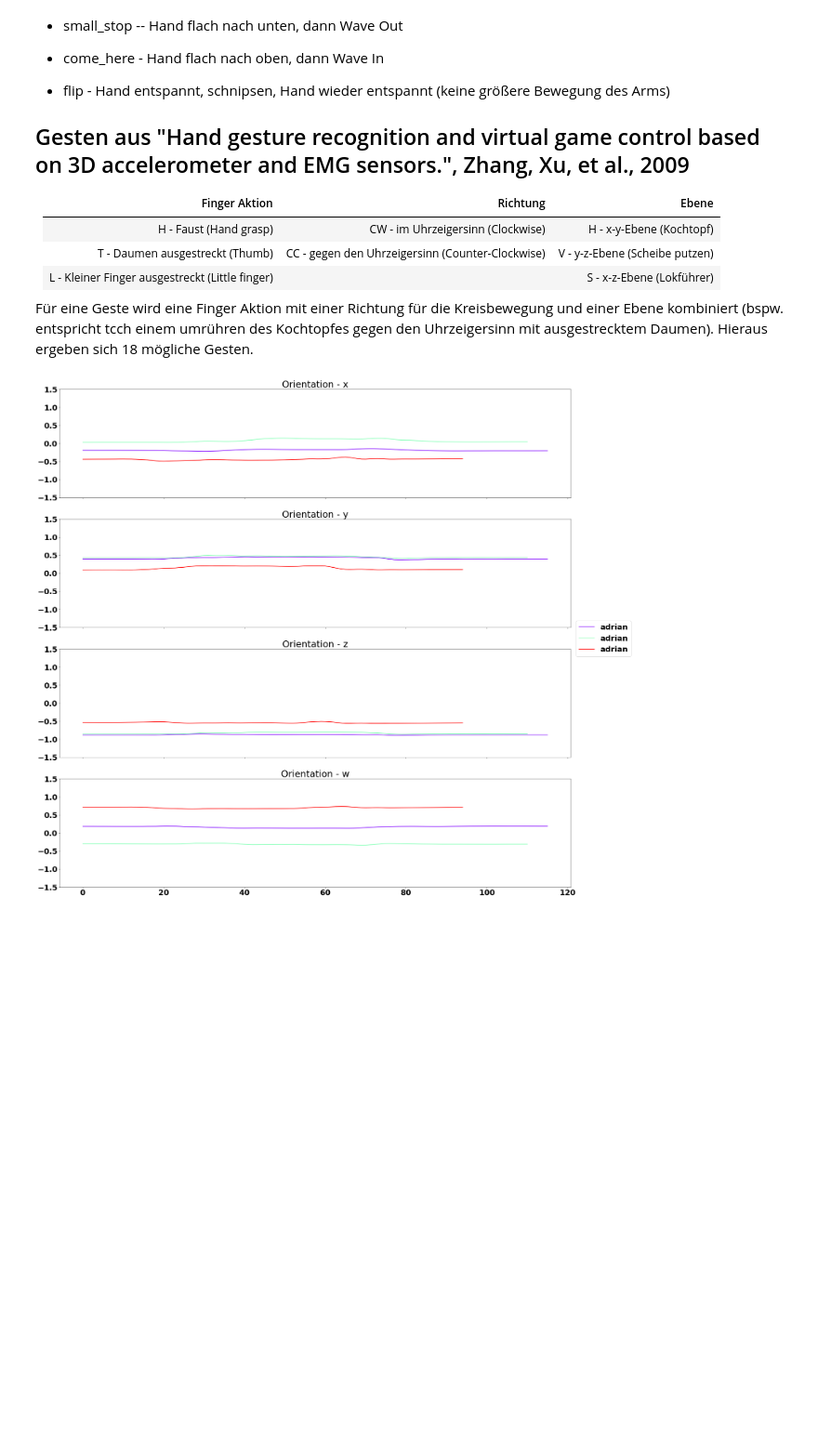
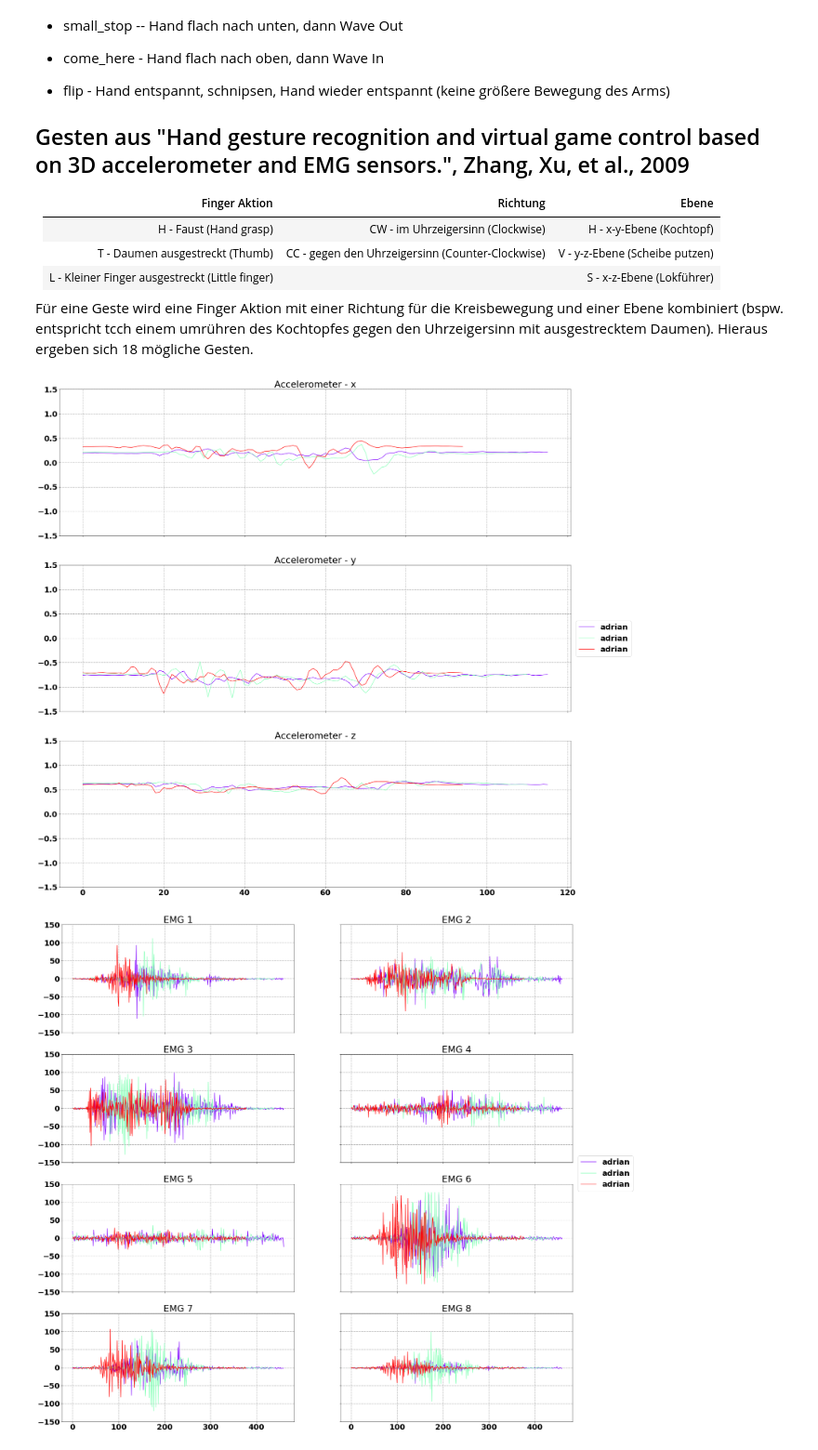
Before and after one commit to Adrian-Steinert/Myo-GestureRecognition, a Jupyter notebook: Code/Notebooks/gesture_comparison.ipynb, the cells around one changed output. Shown at 93% size. Cells and saved outputs as stored; diff of their text form; code cells hidden in the pictures; blank space fills up the shorter version.

Commit message:
Implemented parametertests and CLI tool for gesture classification

```diff
--- a/Code/Notebooks/gesture_comparison.ipynb
+++ b/Code/Notebooks/gesture_comparison.ipynb
@@ -42,34 +42,17 @@ Jede Geste wurde so durchgeführt, dass sie in der selben Haltung endet in, in d
 |L - Kleiner Finger ausgestreckt (Little finger)|                                                |S - x-z-Ebene (Lokführer)|
 
 Für eine Geste wird eine Finger Aktion mit einer Richtung für die Kreisbewegung und einer Ebene kombiniert (bspw. entspricht tcch einem umrühren des Kochtopfes gegen den Uhrzeigersinn mit ausgestrecktem Daumen). Hieraus ergeben sich 18 mögliche Gesten.
-# %%
-# the string should look like this:
-# 'user/gesture_name/pickle_file'
-#
-# you can also use wild cards (*) to print multiple gestures in the same plots e.g.:
-# 'user/gesture_name/*' #plot all recordings of gesture_name for user
-
-#gesture_string = 'ruben/small_stop/*'
-
-
-####### Do not change below here #######
-
-#gestures = load_gestures(glob('../Data/converted/' + gesture_string))
-gestures = load_gestures(glob('../Data/converted/adrian/small_stop/*'))
-#gestures += load_gestures(glob('../Data/converted/adrian/big_stop/*'))
-gestures += load_gestures(glob('../Data/converted/adrian/come_up/*'))
-#all_print(gestures)
-all_data = load_gestures(glob('../Data/converted/adrian/come_here/*'))
-#all_data += load_gestures(glob('../Data/converted/c*/big_stop/*'))
-#all_data += load_gestures(glob('../Data/converted/f*/big_stop/*'))
-#all_data += load_gestures(glob('../Data/converted/k*/big_stop/*'))
-#all_data += load_gestures(glob('../Data/converted/l*/big_stop/*'))
-#all_data += load_gestures(glob('../Data/converted/m*/big_stop/*'))
-#all_data += load_gestures(glob('../Data/converted/n*/big_stop/*'))
-#all_data += load_gestures(glob('../Data/converted/o*/big_stop/*'))
-#all_data += load_gestures(glob('../Data/converted/p*/big_stop/*'))
-#all_data += load_gestures(glob('../Data/converted/r*/big_stop/*'))
-#all_data += load_gestures(glob('../Data/converted/s*/big_stop/*'))
-orientation_print(all_data)
-# %% [output]
-[figure, removed]
+# %%
+# the string should look like this:
+# 'user/gesture_name/pickle_file'
+#
+# you can also use wild cards (*) to print multiple gestures in the same plots e.g.:
+# 'user/gesture_name/*' #plot all recordings of gesture_name for user
+
+gesture_string = 'adrian/come_here/*'
+
+gestures = load_gestures(glob('../Data/converted/' + gesture_string))
+all_print(gestures)
+# %% [output]
+[figure, added]
+[figure, added]
```
Also changed, not shown: parts of 2 cells of this notebook, 22 other files.
